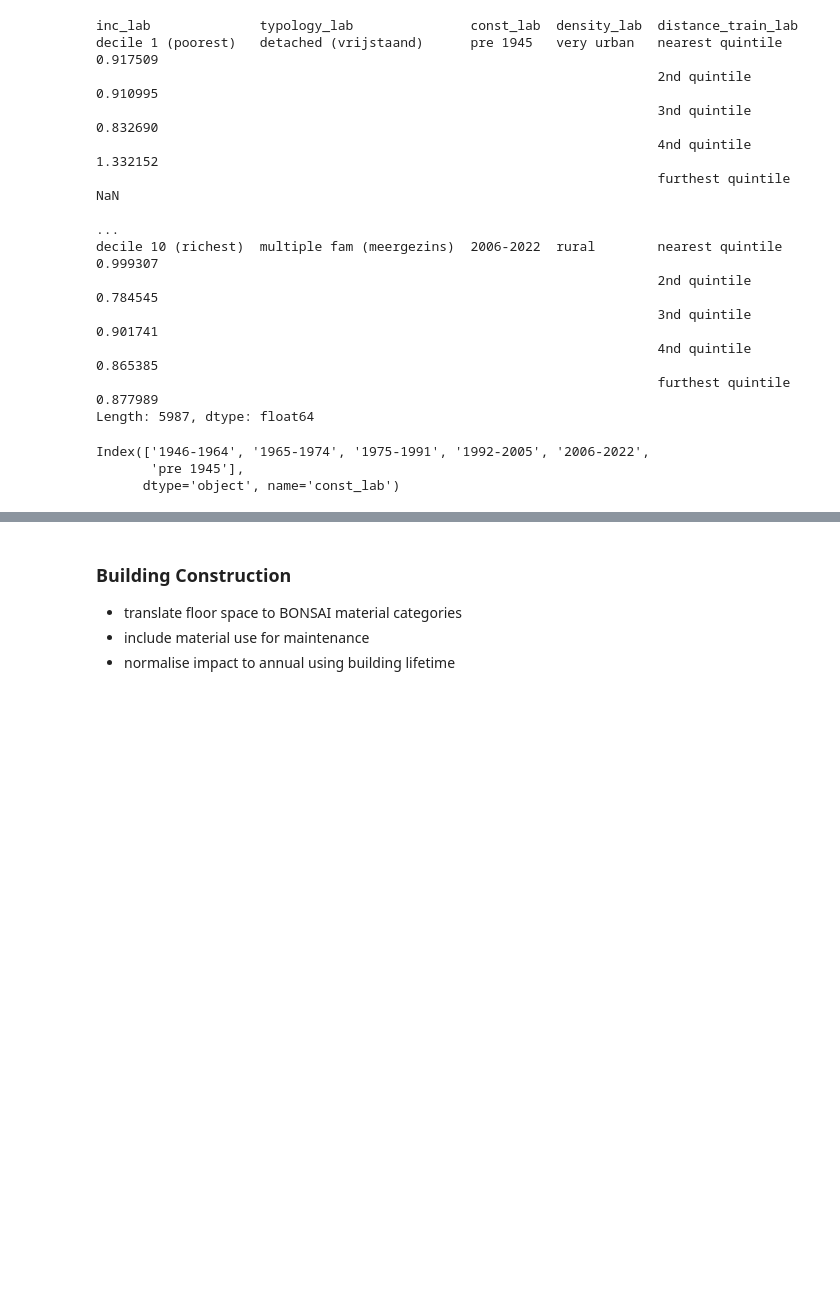
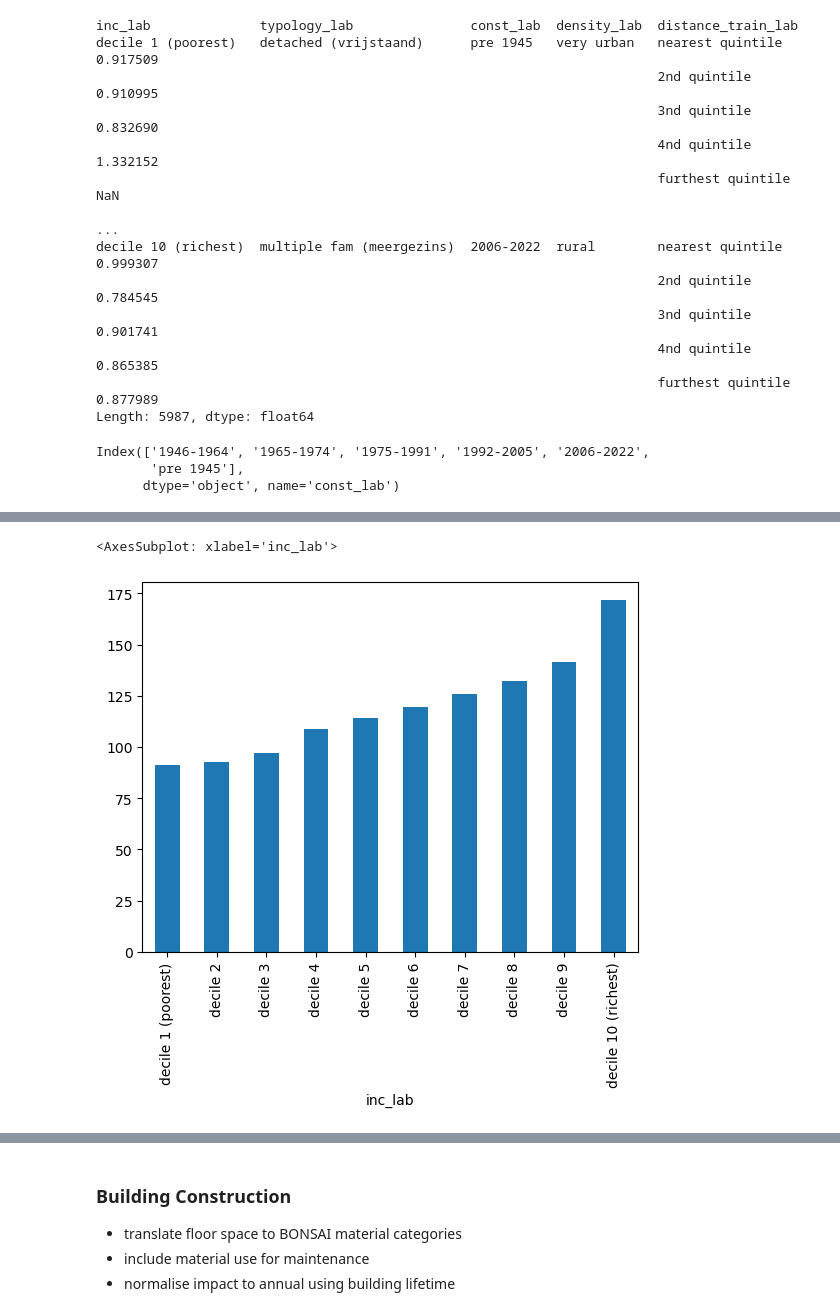
Before and after one commit to MiraVos/housing-footprints, a Jupyter notebook: footprints_main.ipynb, the cells around one changed output, grey strips where cells are left out. Cells and saved outputs as stored; diff of their text form; code cells hidden in the pictures; blank space fills up the shorter version.

```diff
--- a/footprints_main.ipynb
+++ b/footprints_main.ipynb
@@ -112,0 +126,5 @@ Index(['1946-1964', '1965-1974', '1975-1991', '1992-2005', '2006-2022',
+# %%
+(use_m2_total_inc / use['n_hhd'].groupby(level=0, sort=False).sum()).plot(kind='bar') #per household
+# %% [output]
+<AxesSubplot: xlabel='inc_lab'>
+[figure, added]
```
Also changed, not shown: parts of 13 cells of this notebook.
